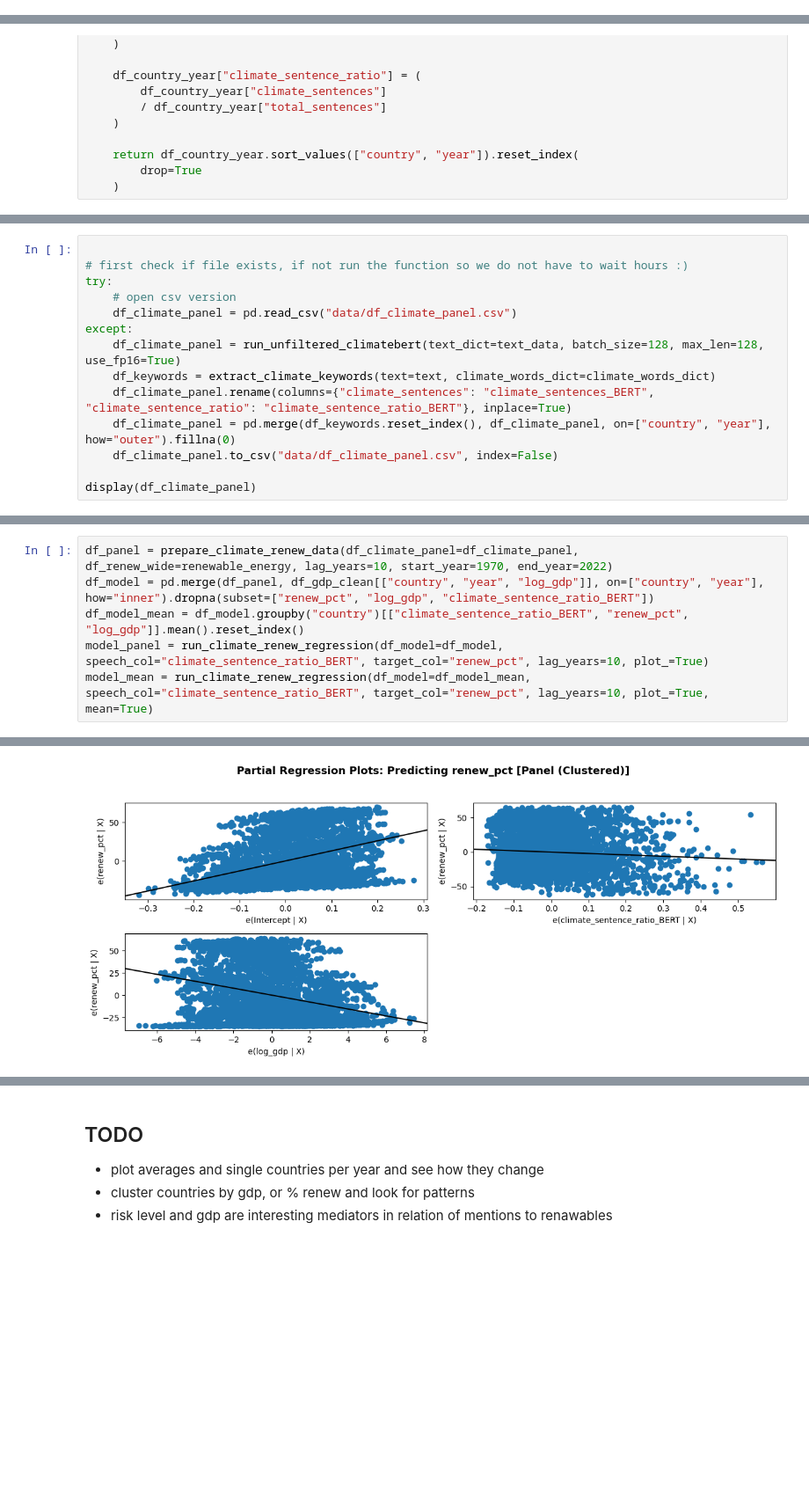
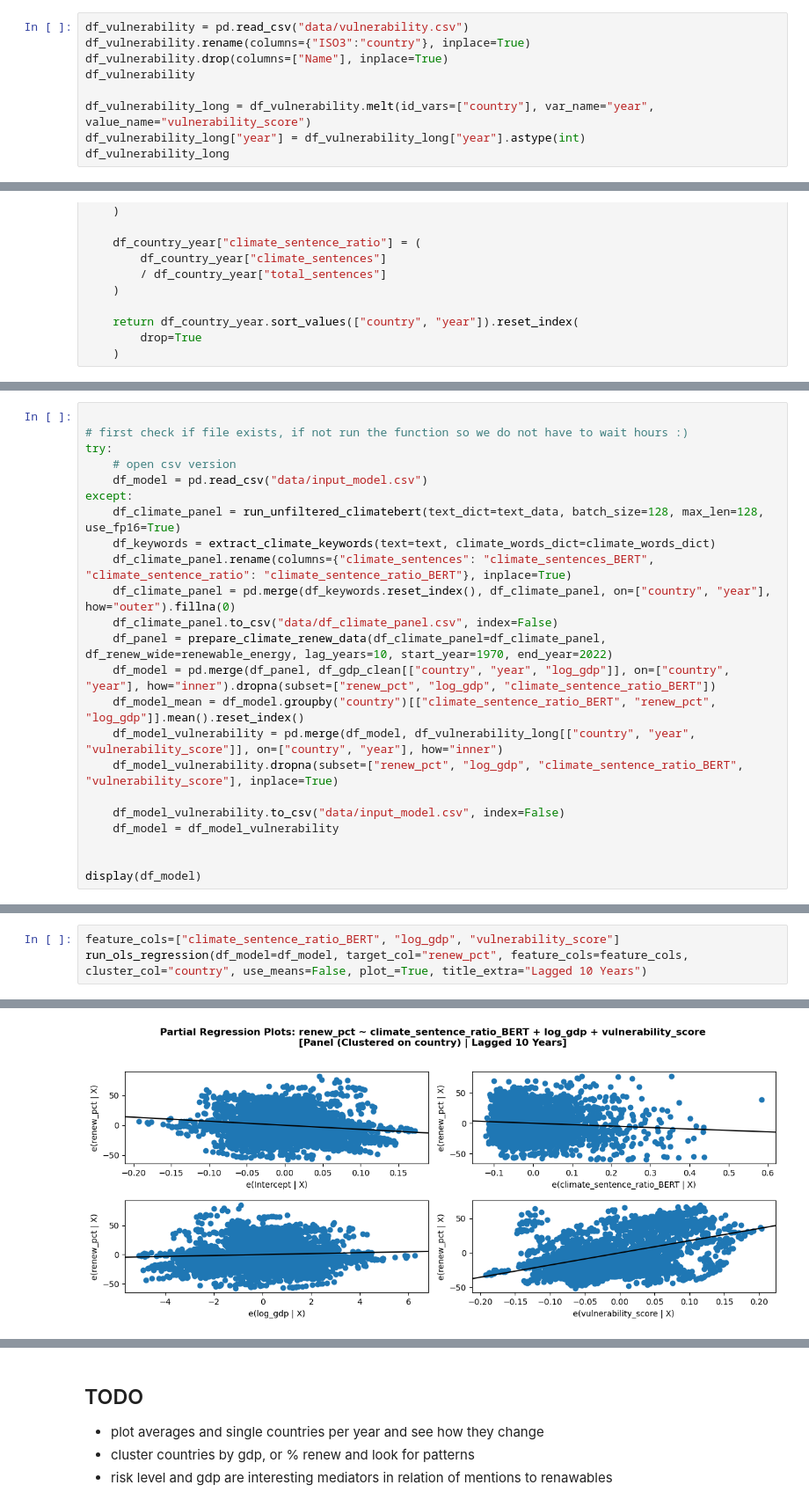
Before and after one commit to jacobgroot/FDS, a Jupyter notebook: analysis.ipynb, the cells around one changed output, grey strips where cells are left out. Shown at 88% size. Drawn from its saved outputs; the diff is of its cells as text; blank space fills up the shorter version.

Commit message:
cleaned up notebook

```diff
--- a/analysis.ipynb
+++ b/analysis.ipynb
@@ -87,3 +103,12 @@ climate_words_dict = {"greenhouse_gases_and_emissions": [
         "rewilding", "sponge cities", "flood defense", "sea wall"
     ]
 }
+# %%
+df_vulnerability = pd.read_csv("data/vulnerability.csv")
+df_vulnerability.rename(columns={"ISO3":"country"}, inplace=True)
+df_vulnerability.drop(columns=["Name"], inplace=True)
+df_vulnerability
+
+df_vulnerability_long = df_vulnerability.melt(id_vars=["country"], var_name="year", value_name="vulnerability_score")
+df_vulnerability_long["year"] = df_vulnerability_long["year"].astype(int)
+df_vulnerability_long
@@ -384,14 +450,23 @@ def extract_climate_keywords(text, climate_words_dict):
 # first check if file exists, if not run the function so we do not have to wait hours :)
 try:
     # open csv version
-    df_climate_panel = pd.read_csv("data/df_climate_panel.csv")
+    df_model = pd.read_csv("data/input_model.csv")
 except:
     df_climate_panel = run_unfiltered_climatebert(text_dict=text_data, batch_size=128, max_len=128, use_fp16=True)
     df_keywords = extract_climate_keywords(text=text, climate_words_dict=climate_words_dict)
     df_climate_panel.rename(columns={"climate_sentences": "climate_sentences_BERT", "climate_sentence_ratio": "climate_sentence_ratio_BERT"}, inplace=True)
     df_climate_panel = pd.merge(df_keywords.reset_index(), df_climate_panel, on=["country", "year"], how="outer").fillna(0)
     df_climate_panel.to_csv("data/df_climate_panel.csv", index=False)
+    df_panel = prepare_climate_renew_data(df_climate_panel=df_climate_panel, df_renew_wide=renewable_energy, lag_years=10, start_year=1970, end_year=2022)
+    df_model = pd.merge(df_panel, df_gdp_clean[["country", "year", "log_gdp"]], on=["country", "year"], how="inner").dropna(subset=["renew_pct", "log_gdp", "climate_sentence_ratio_BERT"])
+    df_model_mean = df_model.groupby("country")[["climate_sentence_ratio_BERT", "renew_pct", "log_gdp"]].mean().reset_index()
+    df_model_vulnerability = pd.merge(df_model, df_vulnerability_long[["country", "year", "vulnerability_score"]], on=["country", "year"], how="inner")
+    df_model_vulnerability.dropna(subset=["renew_pct", "log_gdp", "climate_sentence_ratio_BERT", "vulnerability_score"], inplace=True)
 
-display(df_climate_panel)
+    df_model_vulnerability.to_csv("data/input_model.csv", index=False)
+    df_model = df_model_vulnerability
+
+
+display(df_model)
 # %% [output]
 |  | country | year | adaptation_and_nature_solutions | climate_science_and_phenomena | energy_and_technology | ... |
@@ -465,9 +528,6 @@ def run_climate_renew_regression(df_model, speech_col="climate_sentence_ratio",
 
     return model
 # %%
-df_panel = prepare_climate_renew_data(df_climate_panel=df_climate_panel, df_renew_wide=renewable_energy, lag_years=10, start_year=1970, end_year=2022)
-df_model = pd.merge(df_panel, df_gdp_clean[["country", "year", "log_gdp"]], on=["country", "year"], how="inner").dropna(subset=["renew_pct", "log_gdp", "climate_sentence_ratio_BERT"])
-df_model_mean = df_model.groupby("country")[["climate_sentence_ratio_BERT", "renew_pct", "log_gdp"]].mean().reset_index()
-model_panel = run_climate_renew_regression(df_model=df_model, speech_col="climate_sentence_ratio_BERT", target_col="renew_pct", lag_years=10, plot_=True)
-model_mean = run_climate_renew_regression(df_model=df_model_mean, speech_col="climate_sentence_ratio_BERT", target_col="renew_pct", lag_years=10, plot_=True, mean=True)
+feature_cols=["climate_sentence_ratio_BERT", "log_gdp", "vulnerability_score"]
+run_ols_regression(df_model=df_model, target_col="renew_pct", feature_cols=feature_cols, cluster_col="country", use_means=False, plot_=True, title_extra="Lagged 10 Years")
 # %% [output]
@@ -487,5 +547,5 @@ Covariance Type:              cluster
 ==============================================================================
 
 Notes:
 [1] Standard Errors are robust to cluster correlation (cluster)
-[figure, old version]
+[figure, new version]
```
Also changed, not shown: parts of 9 cells of this notebook, 5 other files.
